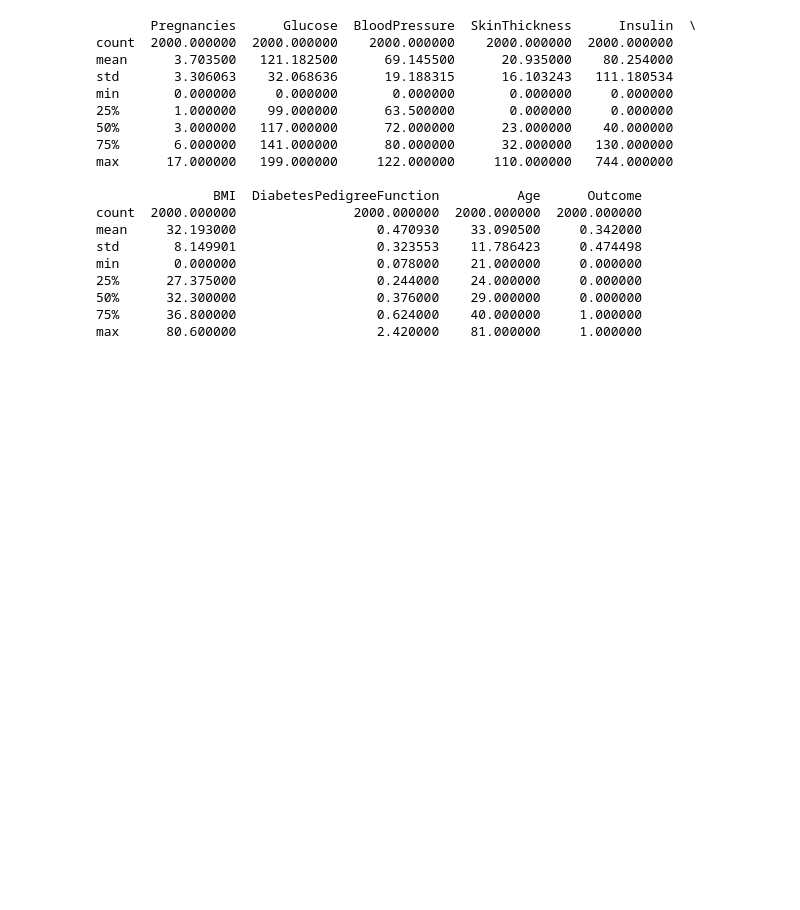
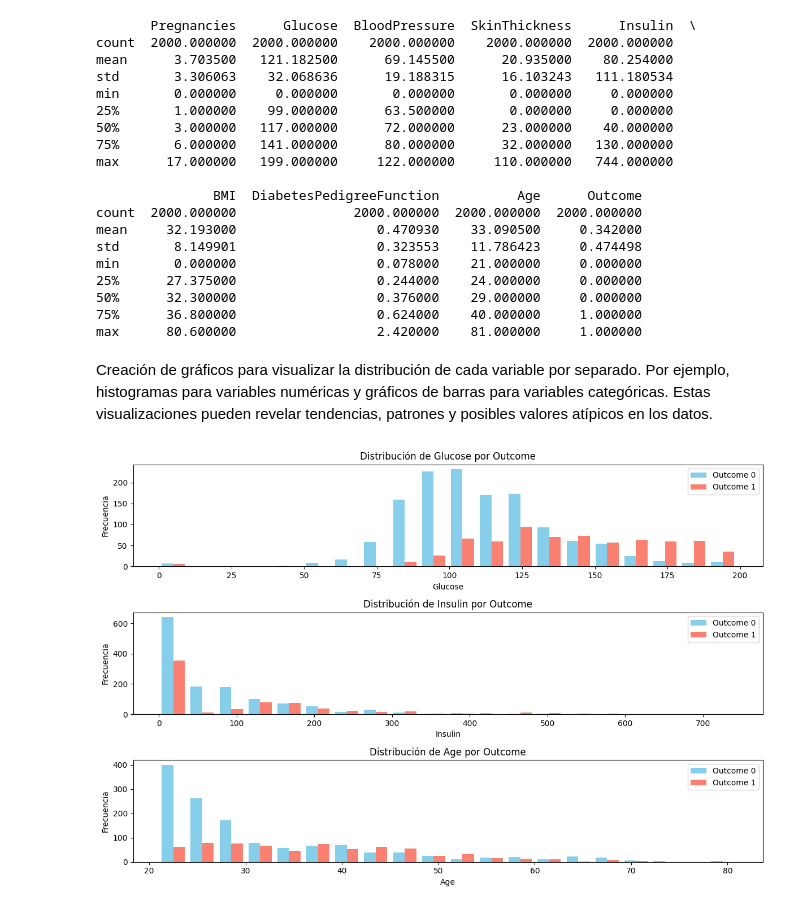
Before and after one commit to paulotolosa/prueba_II_coderhouse, a Jupyter notebook: Proyecto_ParteII_Tolosa.ipynb, the cells around one changed output. Drawn from its saved outputs; the diff is of its cells as text; code cells hidden in the pictures; blank space fills up the shorter version.

```diff
--- a/Proyecto_ParteII_Tolosa.ipynb
+++ b/Proyecto_ParteII_Tolosa.ipynb
@@ -66,3 +66,40 @@ min       0.000000                  0.078000    21.000000     0.000000
 50%      32.300000                  0.376000    29.000000     0.000000
 75%      36.800000                  0.624000    40.000000     1.000000
 max      80.600000                  2.420000    81.000000     1.000000
+# %% [markdown]
+Creación de gráficos para visualizar la distribución de cada variable por separado. Por ejemplo, histogramas para variables numéricas y gráficos de barras para variables categóricas. Estas visualizaciones pueden revelar tendencias, patrones y posibles valores atípicos en los datos.
+# %%
+import matplotlib.pyplot as plt
+
+# Filtrar los datos para cada valor de 'Outcome'
+outcome_0 = df[df['Outcome'] == 0]
+outcome_1 = df[df['Outcome'] == 1]
+
+# Crear histogramas para 'Glucose', 'Insulin' y 'Age' con 'Outcome' como matiz
+plt.figure(figsize=(12, 8))
+
+plt.subplot(3, 1, 1)
+plt.hist([outcome_0['Glucose'], outcome_1['Glucose']], bins=20, color=['skyblue', 'salmon'], label=['Outcome 0', 'Outcome 1'])
+plt.title('Distribución de Glucose por Outcome')
+plt.xlabel('Glucose')
+plt.ylabel('Frecuencia')
+plt.legend()
+
+plt.subplot(3, 1, 2)
+plt.hist([outcome_0['Insulin'], outcome_1['Insulin']], bins=20, color=['skyblue', 'salmon'], label=['Outcome 0', 'Outcome 1'])
+plt.title('Distribución de Insulin por Outcome')
+plt.xlabel('Insulin')
+plt.ylabel('Frecuencia')
+plt.legend()
+
+plt.subplot(3, 1, 3)
+plt.hist([outcome_0['Age'], outcome_1['Age']], bins=20, color=['skyblue', 'salmon'], label=['Outcome 0', 'Outcome 1'])
+plt.title('Distribución de Age por Outcome')
+plt.xlabel('Age')
+plt.ylabel('Frecuencia')
+plt.legend()
+
+plt.tight_layout()
+plt.show()
+# %% [output]
+[figure, added]
```
Also changed, not shown: parts of 5 cells of this notebook.
